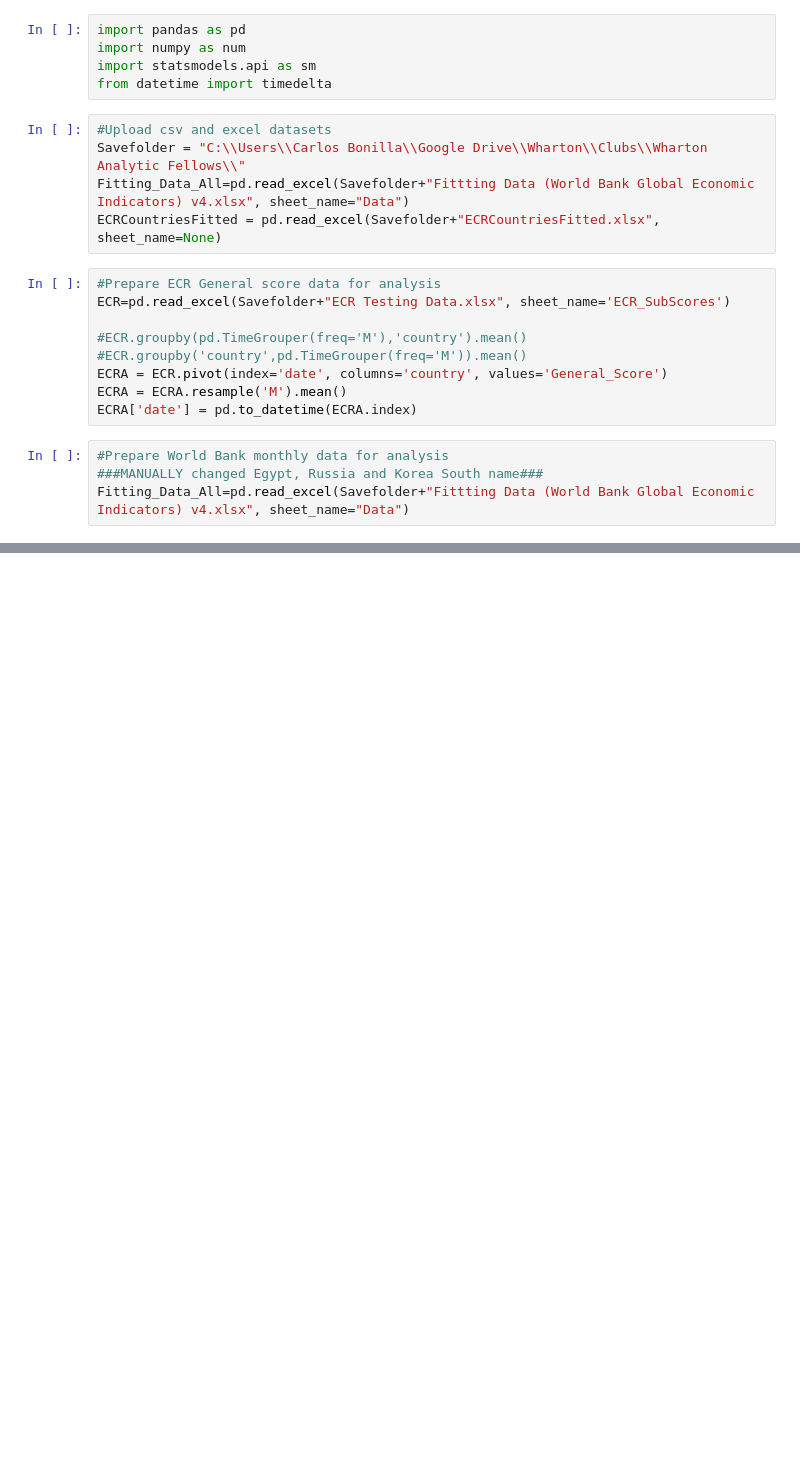
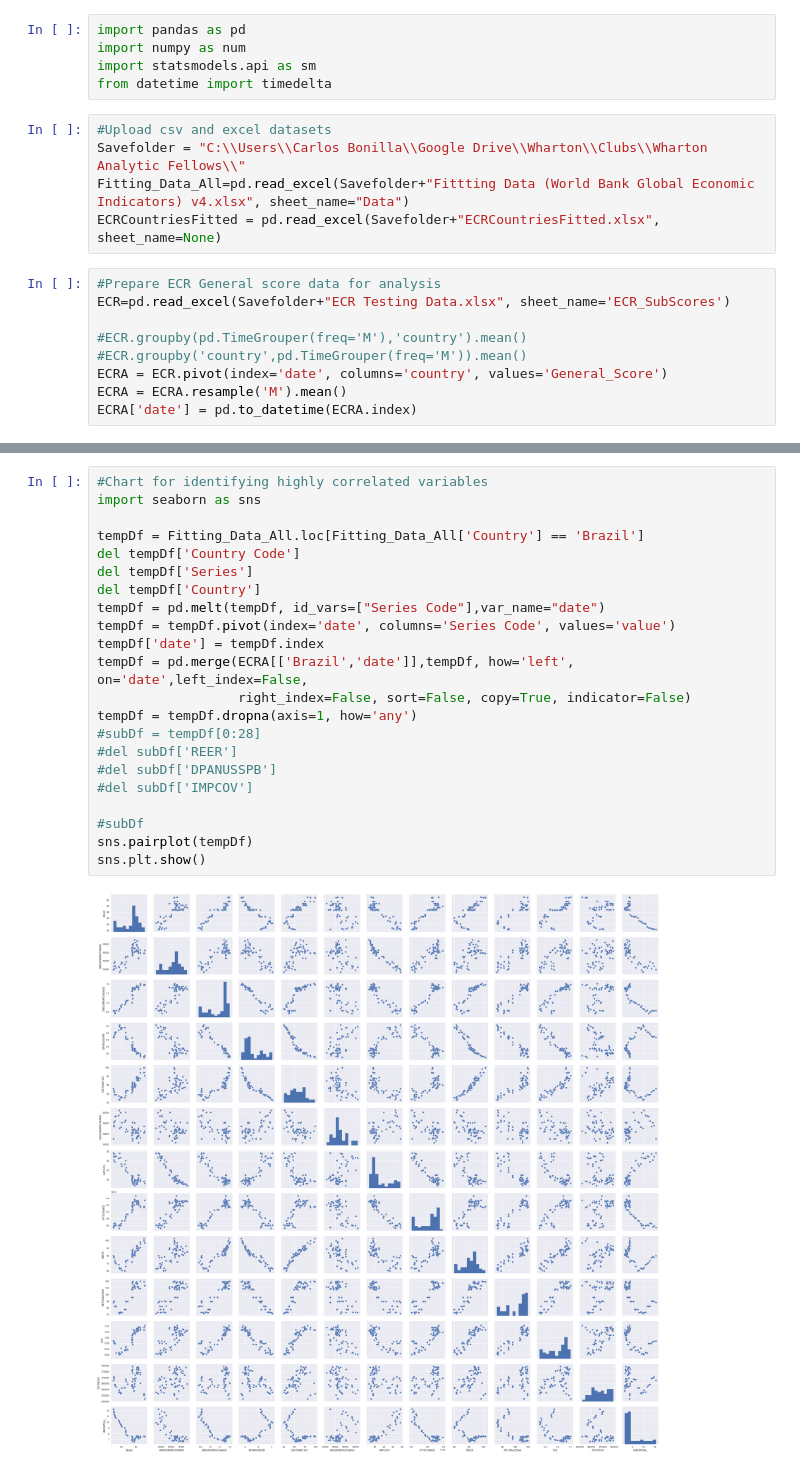
Before and after one commit to cbonilla-catalogue/Wharton-Analytics-Fellow-Fall-2017, a Jupyter notebook: WAF Citi Ventures - Regression Script.ipynb, the cells around one changed output, grey strips where cells are left out. Cells and saved outputs as stored; diff of their text form; blank space fills up the shorter version.

```diff
--- a/WAF Citi Ventures - Regression Script.ipynb
+++ b/WAF Citi Ventures - Regression Script.ipynb
@@ -17,7 +17,3 @@ ECR=pd.read_excel(Savefolder+"ECR Testing Data.xlsx", sheet_name='ECR_SubScores'
 ECRA = ECR.pivot(index='date', columns='country', values='General_Score')
 ECRA = ECRA.resample('M').mean()
 ECRA['date'] = pd.to_datetime(ECRA.index)
-# %%
-#Prepare World Bank monthly data for analysis
-###MANUALLY changed Egypt, Russia and Korea South name###
-Fitting_Data_All=pd.read_excel(Savefolder+"Fittting Data (World Bank Global Economic Indicators) v4.xlsx", sheet_name="Data")
@@ -43 +20,25 @@ Fitting_Data_All=pd.read_excel(Savefolder+"Fittting Data (World Bank Global Econ
+# %%
+#Chart for identifying highly correlated variables
+import seaborn as sns
+
+tempDf = Fitting_Data_All.loc[Fitting_Data_All['Country'] == 'Brazil']
+del tempDf['Country Code']
+del tempDf['Series']
+del tempDf['Country']
+tempDf = pd.melt(tempDf, id_vars=["Series Code"],var_name="date")
+tempDf = tempDf.pivot(index='date', columns='Series Code', values='value')
+tempDf['date'] = tempDf.index
+tempDf = pd.merge(ECRA[['Brazil','date']],tempDf, how='left', on='date',left_index=False,
+                  right_index=False, sort=False, copy=True, indicator=False)
+tempDf = tempDf.dropna(axis=1, how='any')
+#subDf = tempDf[0:28]
+#del subDf['REER']
+#del subDf['DPANUSSPB']
+#del subDf['IMPCOV']
+
+#subDf
+sns.pairplot(tempDf)
+sns.plt.show()
+# %% [output]
+[figure, added]
 # %%
```
Also changed, not shown: parts of 6 cells of this notebook.
